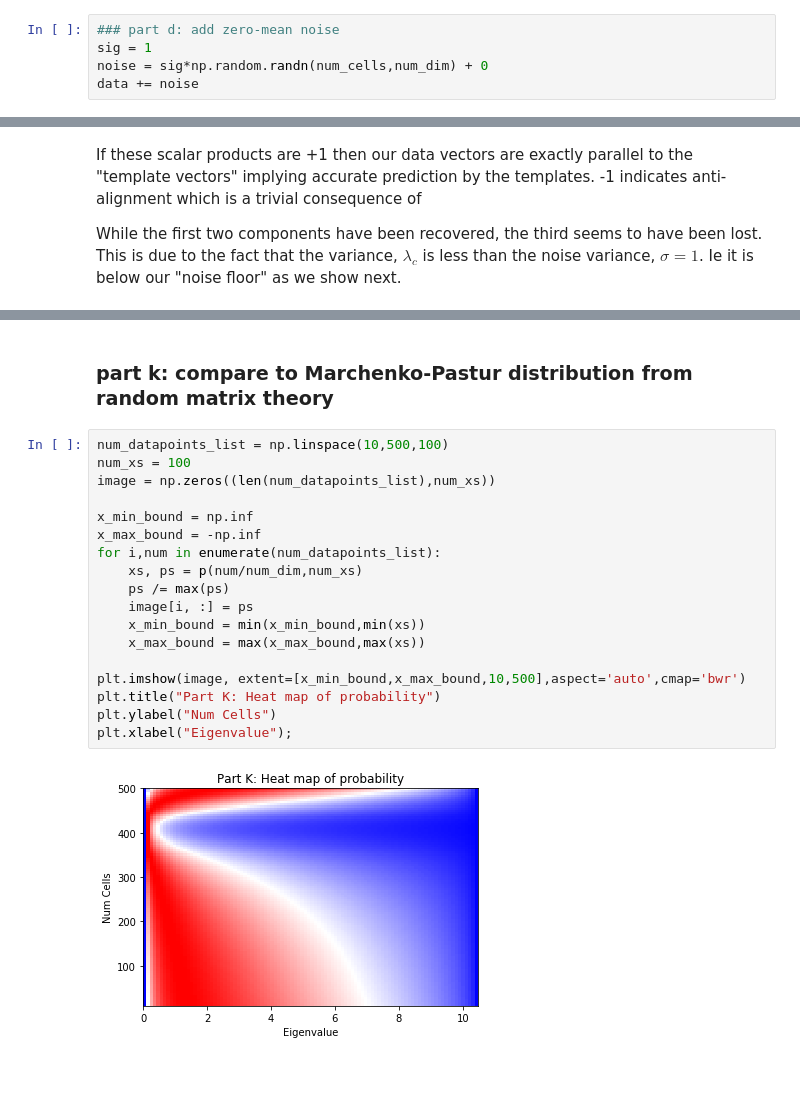
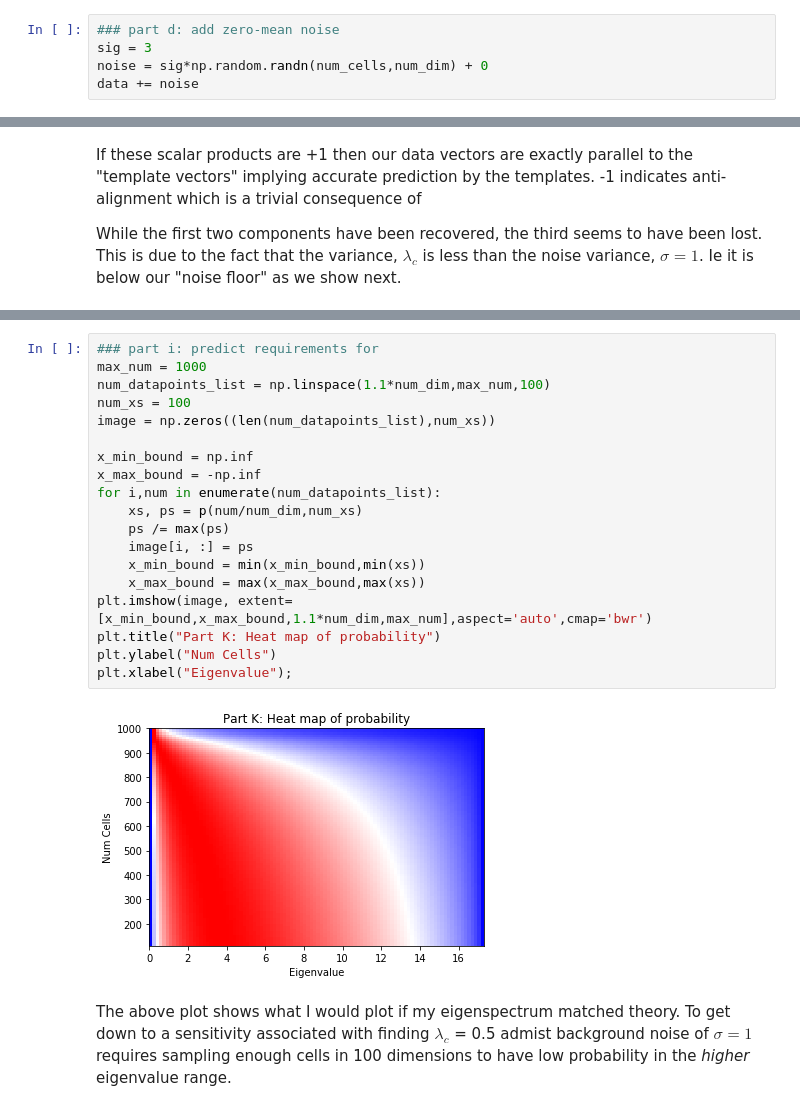
Before and after one commit to jmonroe2/biostats589, a Jupyter notebook: hw9/hw9_jmonroe.ipynb, the cells around one changed output, grey strips where cells are left out. Cells and saved outputs as stored; diff of their text form; blank space fills up the shorter version.

```diff
--- a/hw9/hw9_jmonroe.ipynb
+++ b/hw9/hw9_jmonroe.ipynb
@@ -37,7 +37,7 @@ for i in range(num_cells):
     data[i] = x_i
 # %%
 ### part d: add zero-mean noise
-sig = 1
+sig = 3
 noise = sig*np.random.randn(num_cells,num_dim) + 0
 data += noise
 # %%
@@ -143,22 +157,23 @@ plt.hist(eigenvalues,bins=30,color='b',density=True);
-# %% [markdown]
-### part k: compare to Marchenko-Pastur distribution from random matrix theory
 # %%
-num_datapoints_list = np.linspace(10,500,100)
+### part i: predict requirements for
+max_num = 1000
+num_datapoints_list = np.linspace(1.1*num_dim,max_num,100)
 num_xs = 100
 image = np.zeros((len(num_datapoints_list),num_xs))
 
 x_min_bound = np.inf
 x_max_bound = -np.inf
 for i,num in enumerate(num_datapoints_list):
     xs, ps = p(num/num_dim,num_xs)
     ps /= max(ps)
     image[i, :] = ps
     x_min_bound = min(x_min_bound,min(xs))
     x_max_bound = max(x_max_bound,max(xs))
-
-plt.imshow(image, extent=[x_min_bound,x_max_bound,10,500],aspect='auto',cmap='bwr')
+plt.imshow(image, extent=[x_min_bound,x_max_bound,1.1*num_dim,max_num],aspect='auto',cmap='bwr')
 plt.title("Part K: Heat map of probability")
 plt.ylabel("Num Cells")
 plt.xlabel("Eigenvalue");
 # %% [output]
-[figure, old version]
+[figure, new version]
+# %% [markdown]
+The above plot shows what I would plot if my eigenspectrum matched theory. To get down to a sensitivity associated with finding $\lambda_c$ = 0.5 admist background noise of $\sigma = 1$ requires sampling enough cells in 100 dimensions to have low probability in the _higher_ eigenvalue range.
```
Also changed, not shown: parts of 7 cells of this notebook, 1 other file.
